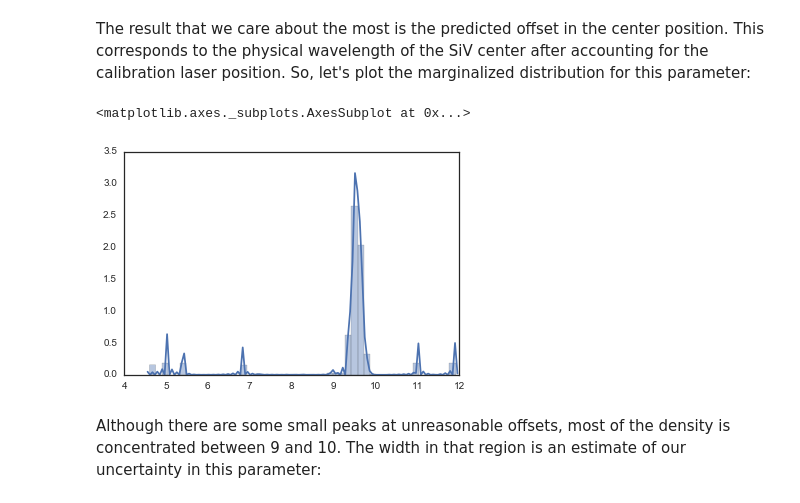
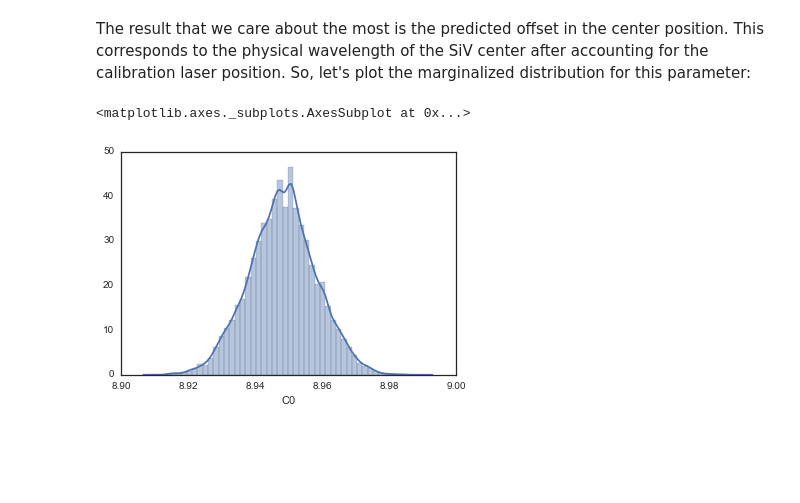
Before and after one commit to ruffinevans/sivtempfit, a Jupyter notebook: tutorial.ipynb, the cells around one changed output. Saved outputs shown, nothing was run; the diff lists cells and outputs as text; code cells hidden in the pictures; blank space fills up the shorter version.

```diff
--- a/tutorial.ipynb
+++ b/tutorial.ipynb
@@ -163,0 +220,3 @@ sns.pairplot(parameter_samples, markers='.')
+# %%
+parameter_samples = mc.parameter_samples_df(test_sampler, burn_in = 1500)
+sns.pairplot(parameter_samples, markers='.')
@@ -164,9 +230,7 @@ sns.pairplot(parameter_samples, markers='.')
 # %% [markdown]
 The result that we care about the most is the predicted offset in the center position. This corresponds to the physical wavelength of the SiV center after accounting for the calibration laser position. So, let's plot the marginalized distribution for this parameter:
 # %%
-sns.distplot(traces[2,:])
+sns.distplot(parameter_samples['C0'])
 # %% [output]
 <matplotlib.axes._subplots.AxesSubplot at 0x...>
-[figure, old version]
+[figure, new version]
-# %% [markdown]
-Although there are some small peaks at unreasonable offsets, most of the density is concentrated between 9 and 10. The width in that region is an estimate of our uncertainty in this parameter:
```
Also changed, not shown: parts of 59 cells of this notebook, 2 other files.
